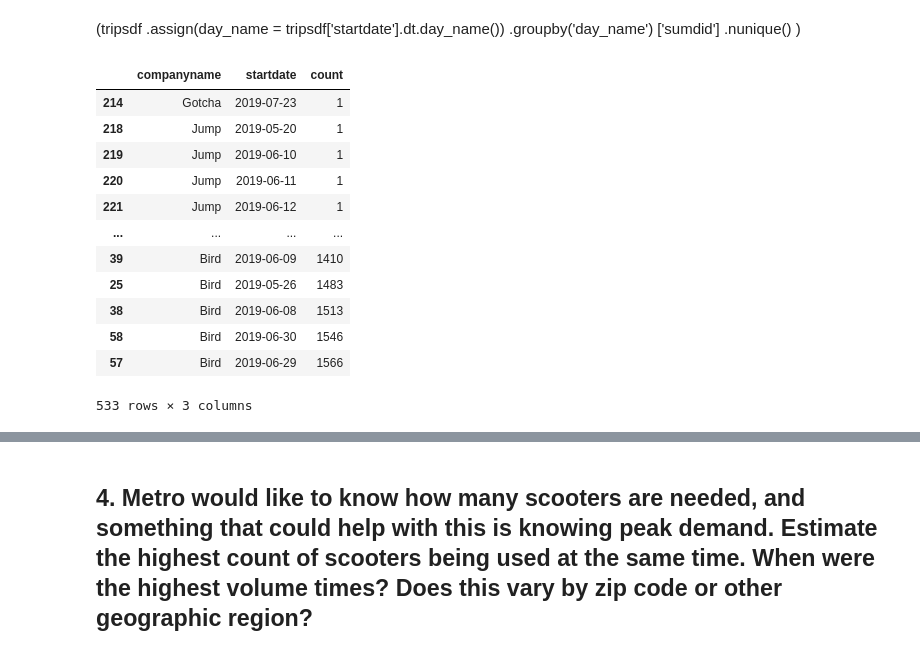
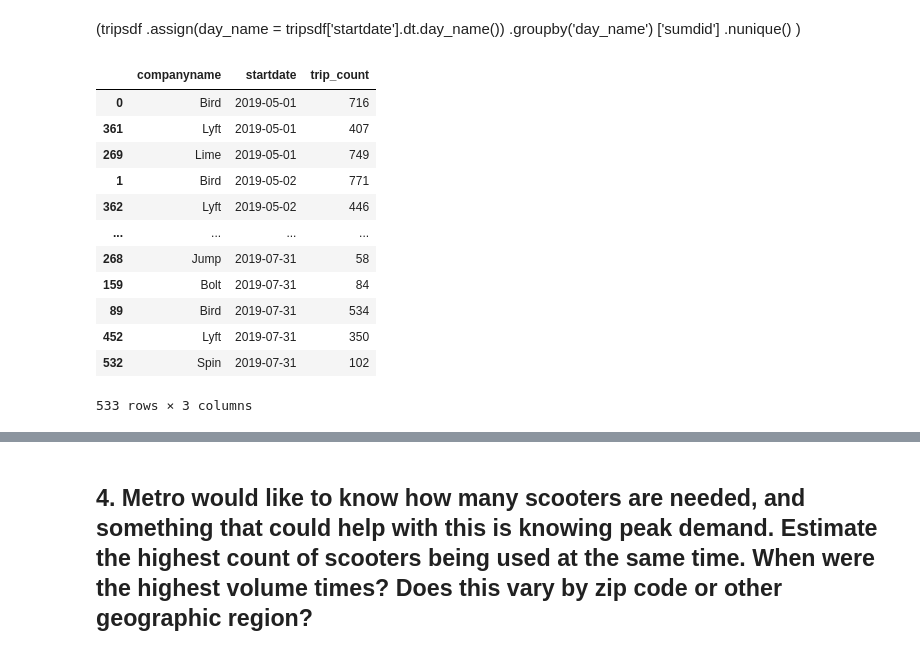
Before and after one commit to NSS-Data-Analytics-Cohort-11/scooters-hot_honey, a Jupyter notebook: notebooks/Scooters.ipynb, the cells around one changed output, grey strips where cells are left out. Drawn from its saved outputs; the diff is of its cells as text; code cells hidden in the pictures.

```diff
--- a/notebooks/Scooters.ipynb
+++ b/notebooks/Scooters.ipynb
@@ -795,21 +809,22 @@ trips_days
  .nunique()
 )
 # %%
+#Number of trips per specific date, also showing which company
 tripsdf[['companyname', 'sumdid', 'startdate']].groupby(['companyname', 'startdate'])['sumdid']\
                                                         .nunique()\
-                                                        .reset_index(name = 'count')\
-                                                        .sort_values(['count'])
+                                                        .reset_index(name = 'trip_count')\
+                                                        .sort_values(['startdate'])
 # %% [output]
-|  | companyname | startdate | count |
-| 214 | Gotcha | 2019-07-23 | 1 |
-| 218 | Jump | 2019-05-20 | 1 |
-| 219 | Jump | 2019-06-10 | 1 |
-| 220 | Jump | 2019-06-11 | 1 |
-| 221 | Jump | 2019-06-12 | 1 |
+|  | companyname | startdate | trip_count |
+| 0 | Bird | 2019-05-01 | 716 |
+| 361 | Lyft | 2019-05-01 | 407 |
+| 269 | Lime | 2019-05-01 | 749 |
+| 1 | Bird | 2019-05-02 | 771 |
+| 362 | Lyft | 2019-05-02 | 446 |
 | ... | ... | ... | ... |
-| 39 | Bird | 2019-06-09 | 1410 |
-| 25 | Bird | 2019-05-26 | 1483 |
-| 38 | Bird | 2019-06-08 | 1513 |
-| 58 | Bird | 2019-06-30 | 1546 |
-| 57 | Bird | 2019-06-29 | 1566 |
+| 268 | Jump | 2019-07-31 | 58 |
+| 159 | Bolt | 2019-07-31 | 84 |
+| 89 | Bird | 2019-07-31 | 534 |
+| 452 | Lyft | 2019-07-31 | 350 |
+| 532 | Spin | 2019-07-31 | 102 |
 533 rows × 3 columns
```
Also changed, not shown: parts of 119 cells of this notebook.
